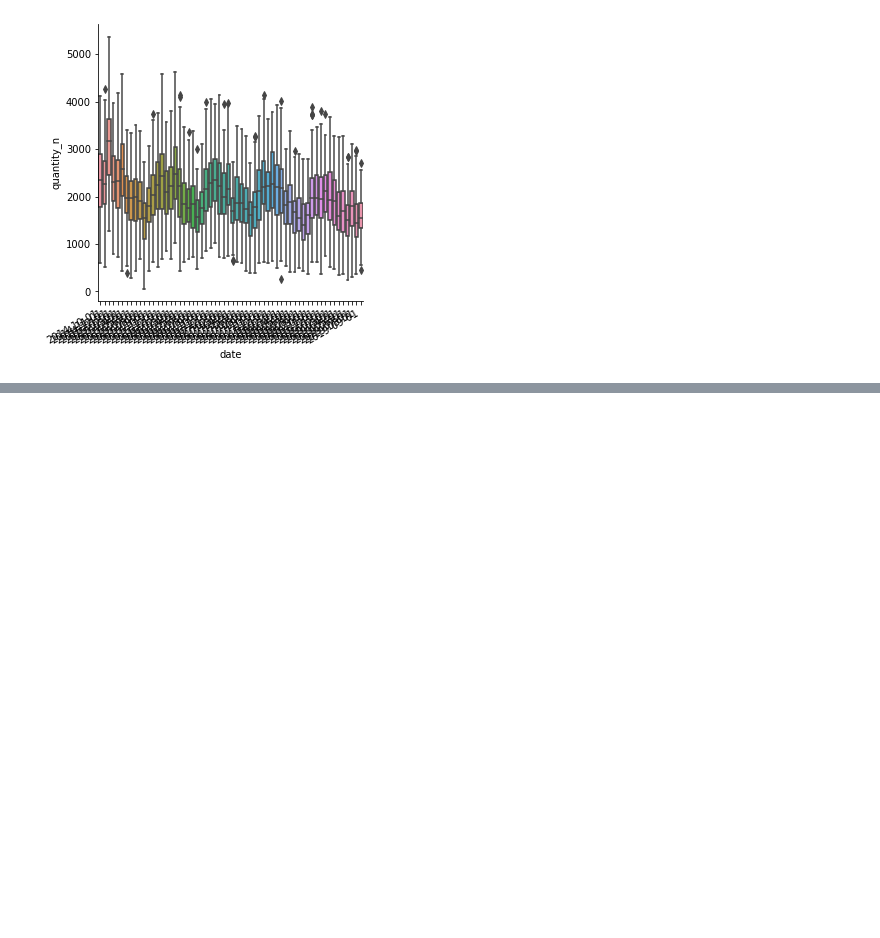
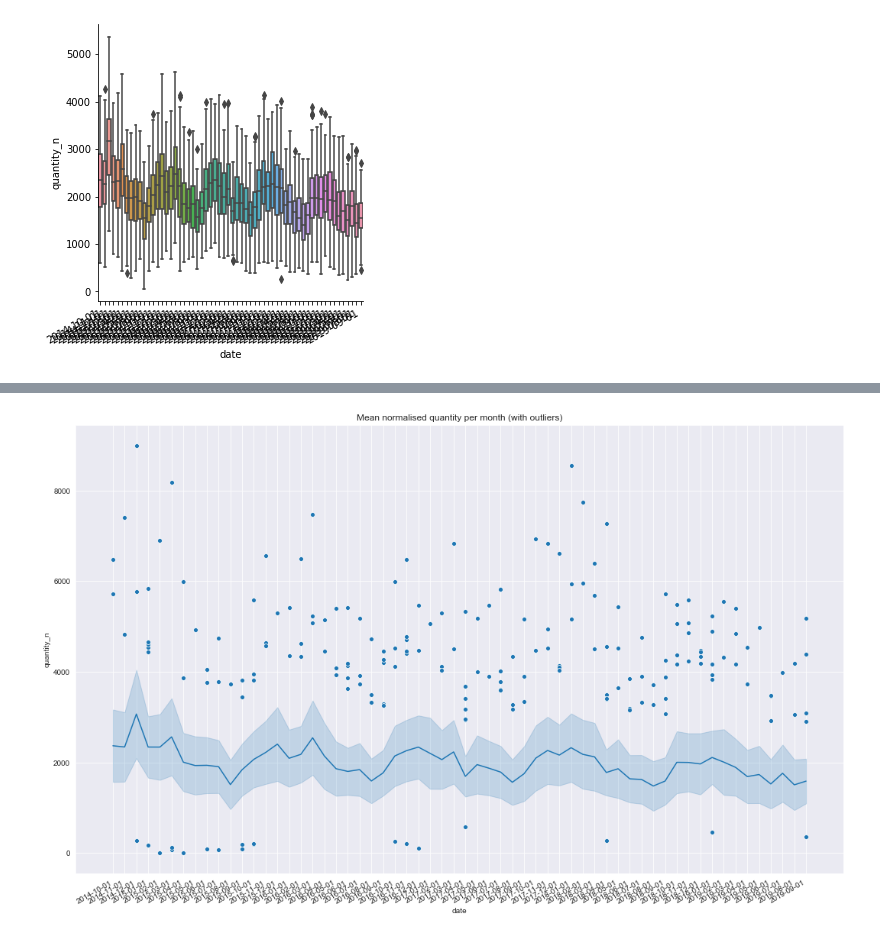
Before and after one commit to chrispyatt/parser, a Jupyter notebook: stats.ipynb, the cells around one changed output, grey strips where cells are left out. Saved outputs shown, nothing was run; the diff lists cells and outputs as text; code cells hidden in the pictures; blank space fills up the shorter version.

```diff
--- a/stats.ipynb
+++ b/stats.ipynb
@@ -121,0 +145,10 @@ df1stats.head()
+# %%
+fig = plt.figure(figsize=(18,12))
+
+sns.set_style('darkgrid')
+sns.lineplot(x='date', y='quantity_n', ci='sd', data=df1),
+sns.scatterplot(x='date', y='quantity_n', data=dfo)
+plt.title('Mean normalised quantity per month (with outliers)')
+fig.autofmt_xdate()
+# %% [output]
+[figure, added]
```
Also changed, not shown: parts of 13 cells of this notebook.
